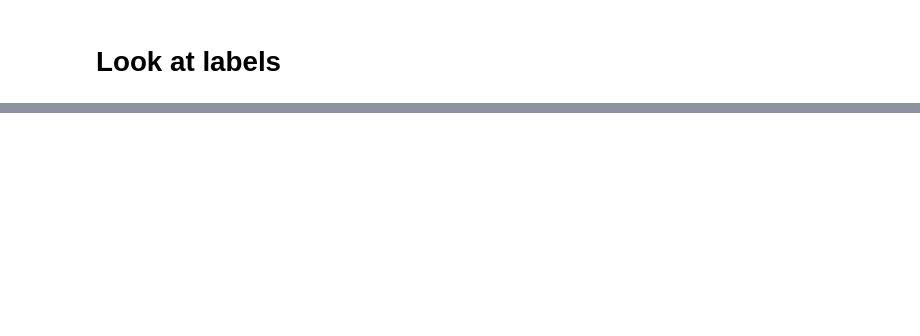
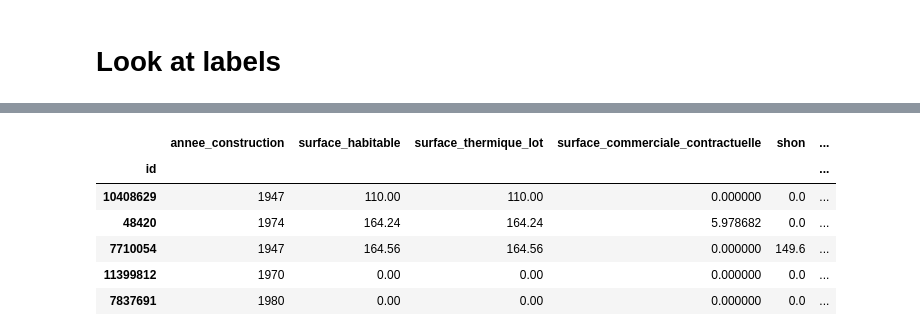
Before and after one commit to gphilippee/energy_performance_diagnosis, a Jupyter notebook: starting_kit.ipynb, the cells around one changed output, grey strips where cells are left out. Saved outputs shown, nothing was run; the diff lists cells and outputs as text; code cells hidden in the pictures; blank space fills up the shorter version.

```diff
--- a/starting_kit.ipynb
+++ b/starting_kit.ipynb
@@ -286,0 +404,10 @@ plt.show()
+# %%
+X_filtered.head()
+# %% [output]
+|  | annee_construction | surface_habitable | surface_thermique_lot | surface_commerciale_contractuelle | shon | ... |
+| id |  |  |  |  |  | ... |
+| 10408629 | 1947 | 110.00 | 110.00 | 0.000000 | 0.0 | ... |
+| 48420 | 1974 | 164.24 | 164.24 | 5.978682 | 0.0 | ... |
+| 7710054 | 1947 | 164.56 | 164.56 | 0.000000 | 149.6 | ... |
+| 11399812 | 1970 | 0.00 | 0.00 | 0.000000 | 0.0 | ... |
+| 7837691 | 1980 | 0.00 | 0.00 | 0.000000 | 0.0 | ... |
```
Also changed, not shown: parts of 21 cells of this notebook, 2 other files.
